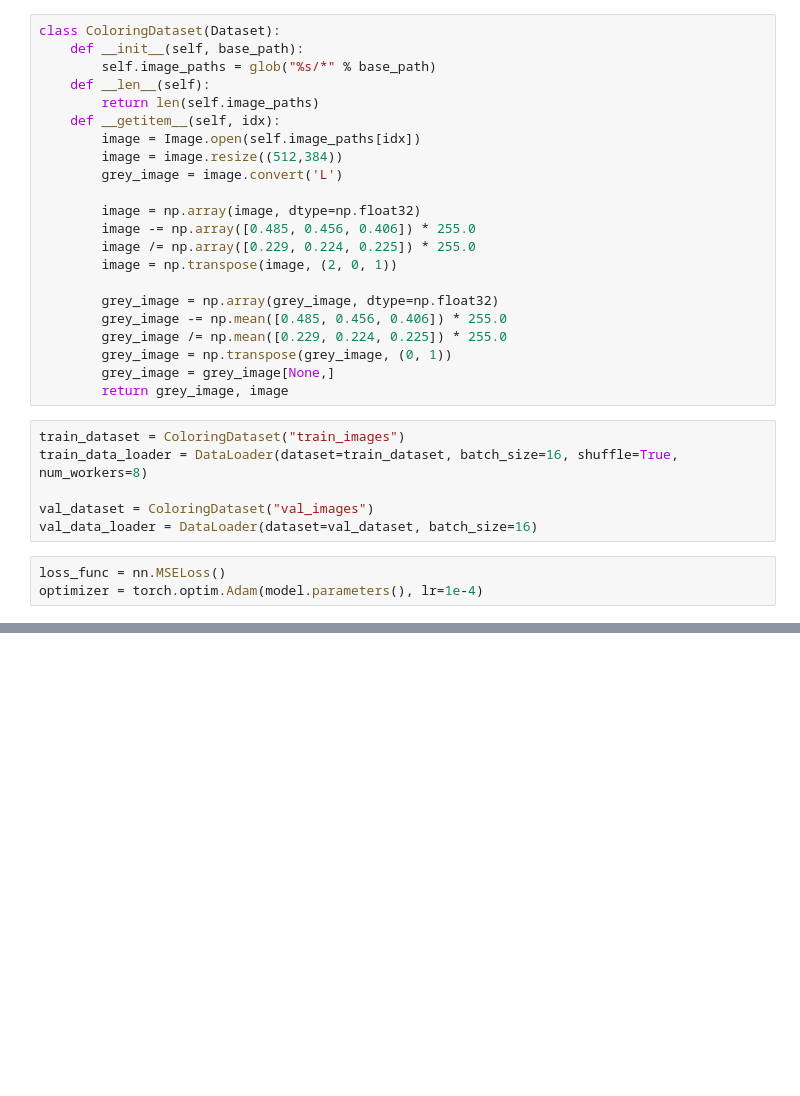
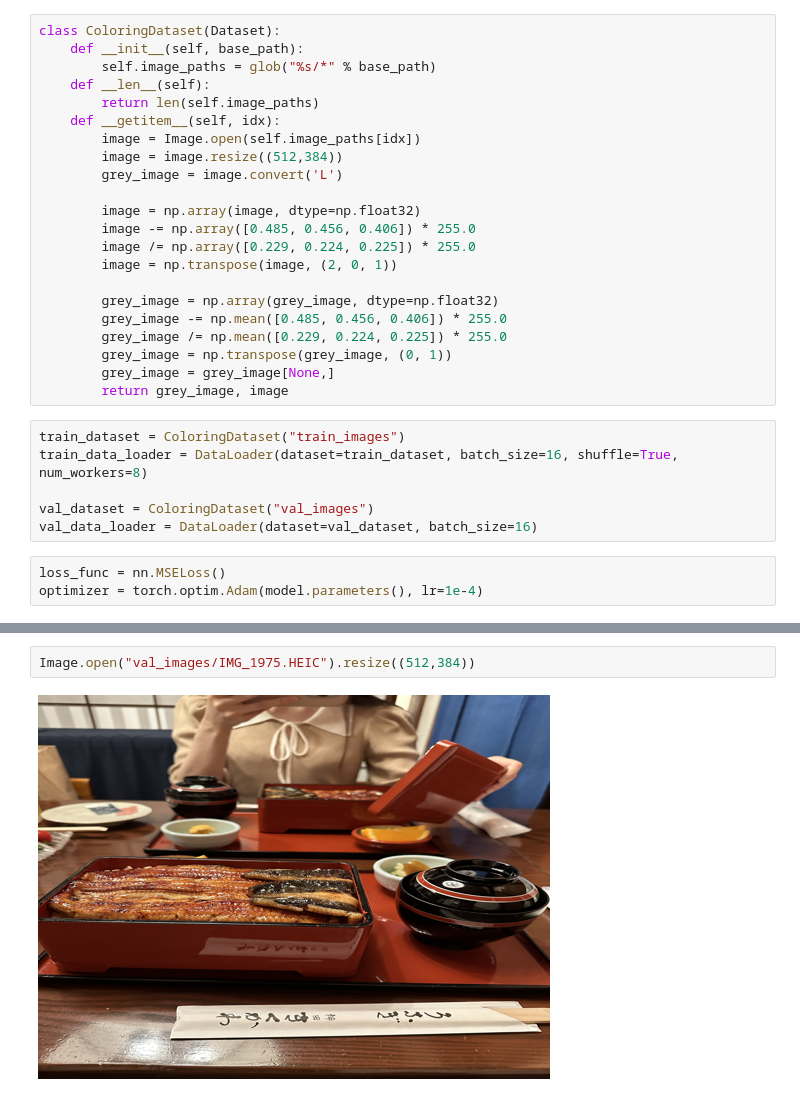
Before and after one commit to peryaudo/unet_coloring, a Jupyter notebook: u_net.ipynb, the cells around one changed output, grey strips where cells are left out. Drawn from its saved outputs; the diff is of its cells as text; blank space fills up the shorter version.

```diff
--- a/u_net.ipynb
+++ b/u_net.ipynb
@@ -172,0 +180,4 @@ Image.fromarray(output)
+# %%
+Image.open("val_images/IMG_1975.HEIC").resize((512,384))
+# %% [output]
+[figure, added]
```
Also changed, not shown: parts of 4 cells of this notebook, 2 other files.
